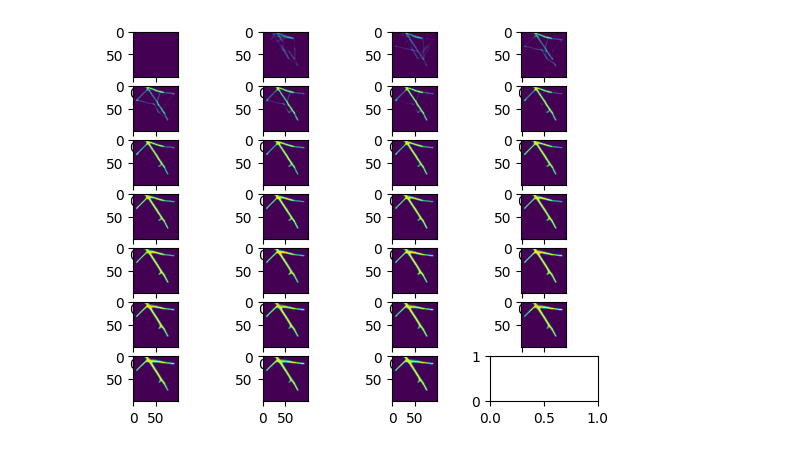
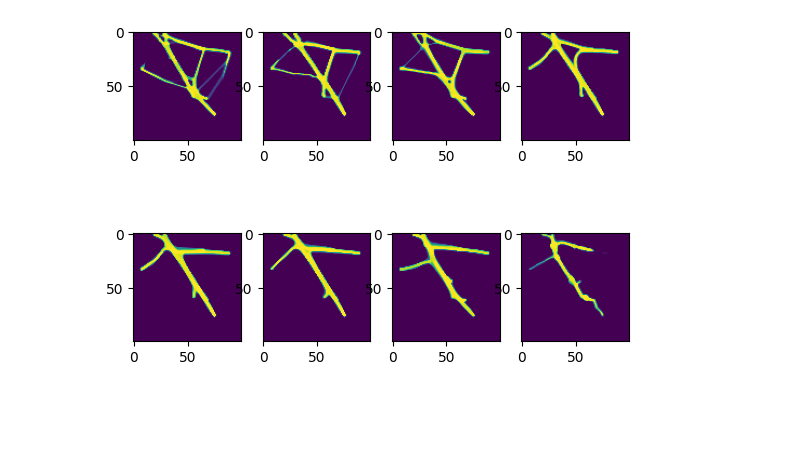
Before and after one commit to brendanwallace/animalpaths, a Jupyter notebook: julia/Paths/notebooks/debug_27.ipynb, the cells around one changed output. Saved outputs shown, nothing was run; the diff lists cells and outputs as text; code cells hidden in the pictures; blank space fills up the shorter version.

Commit message:
Set up big cost_svd run

```diff
--- a/julia/Paths/notebooks/debug_27.ipynb
+++ b/julia/Paths/notebooks/debug_27.ipynb
@@ -10,4 +10,4 @@ import util
 
 FOLDER = "/Users/brendan/Documents/projects/trails_project/julia/Paths/data/series/"
 # %%
-df = util.load_data(FOLDER + "costs_9_debug_2|2025-05-28/data.json")
+df = util.load_data(FOLDER + "costs_run|2025-05-28/data.json")
@@ -30,4 +46,4 @@ df
 # %%
-util.plot_patches(df[df["settings.maxCost"] == 9.0])
+util.plot_patches(df[df["steps"] == 3000])
 # %% [output]
-[figure, old version]
+[figure, new version]
```
Also changed, not shown: parts of 4 cells of this notebook, 2 other files.
